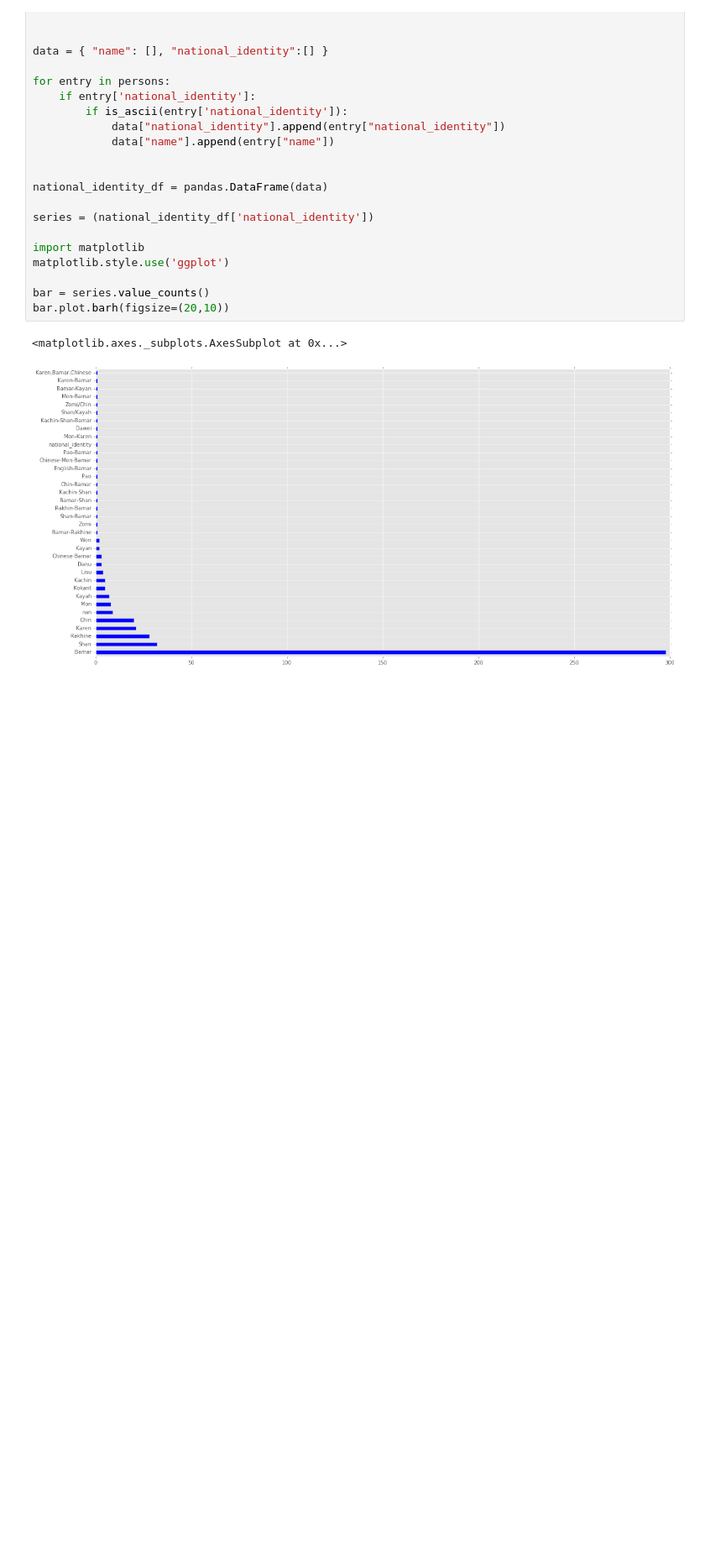
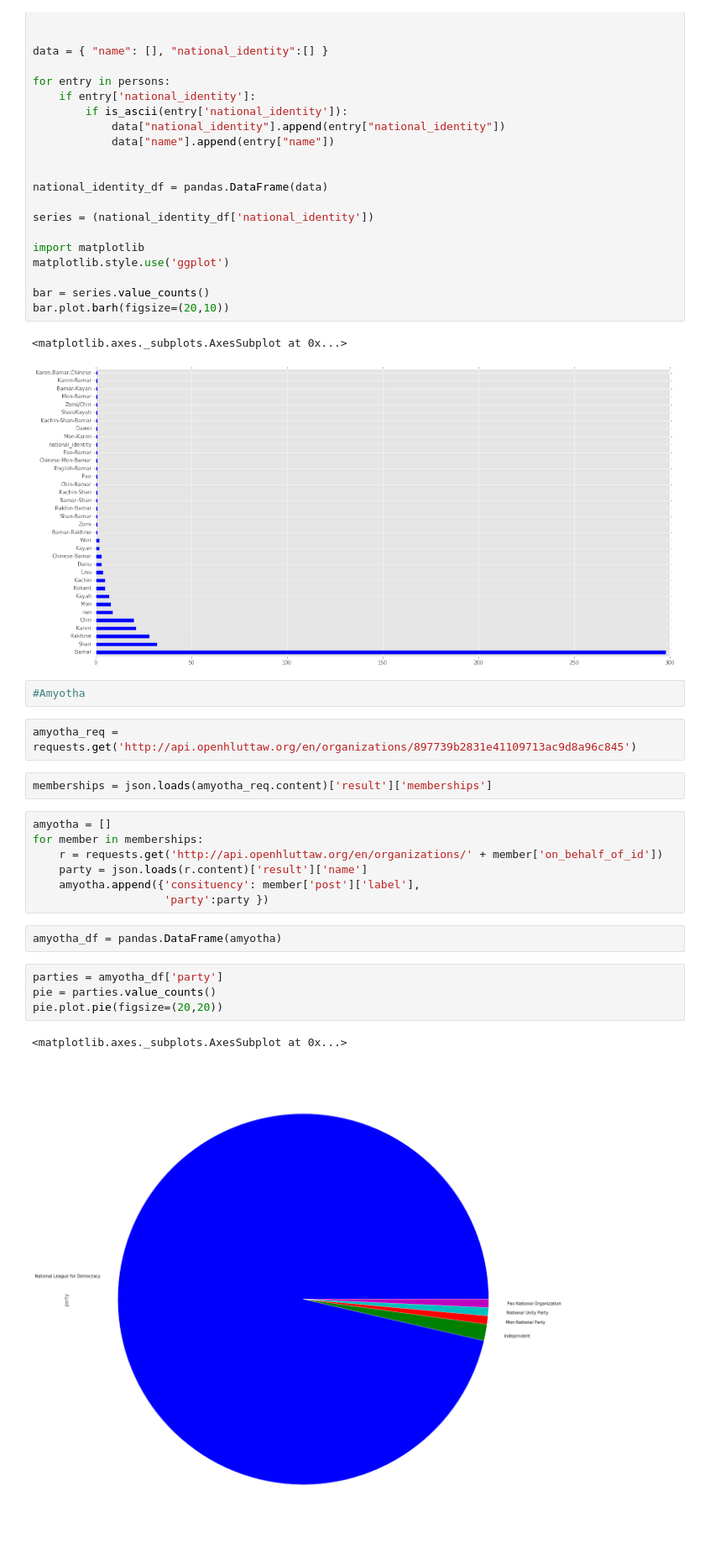
Before and after one commit to open-hluttaw/notebooks, a Jupyter notebook: Open Hluttaw Statistics.ipynb, the cells around one changed output. Shown at 84% size. Drawn from its saved outputs; the diff is of its cells as text; blank space fills up the shorter version.

Commit message:
Add initial pie plot of Amyotha

```diff
--- a/Open Hluttaw Statistics.ipynb
+++ b/Open Hluttaw Statistics.ipynb
@@ -106,3 +106,25 @@ bar.plot.barh(figsize=(20,10))
 # %% [output]
 <matplotlib.axes._subplots.AxesSubplot at 0x...>
 [figure]
+# %%
+#Amyotha
+# %%
+amyotha_req = requests.get('http://api.openhluttaw.org/en/organizations/897739b2831e41109713ac9d8a96c845')
+# %%
+memberships = json.loads(amyotha_req.content)['result']['memberships']
+# %%
+amyotha = []
+for member in memberships:
+    r = requests.get('http://api.openhluttaw.org/en/organizations/' + member['on_behalf_of_id'])
+    party = json.loads(r.content)['result']['name']
+    amyotha.append({'consituency': member['post']['label'],
+                    'party':party })
+# %%
+amyotha_df = pandas.DataFrame(amyotha)
+# %%
+parties = amyotha_df['party']
+pie = parties.value_counts()
+pie.plot.pie(figsize=(20,20))
+# %% [output]
+<matplotlib.axes._subplots.AxesSubplot at 0x...>
+[figure, added]
```
Also changed, not shown: parts of 1 cell of this notebook.
